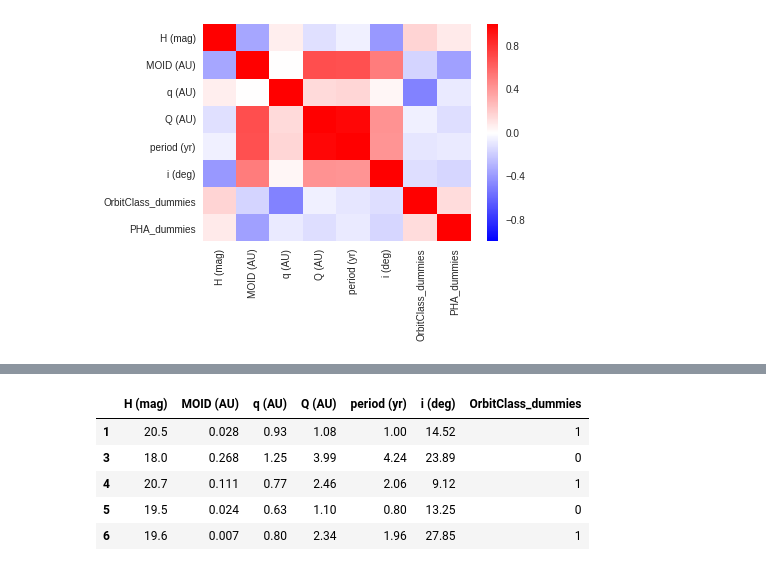
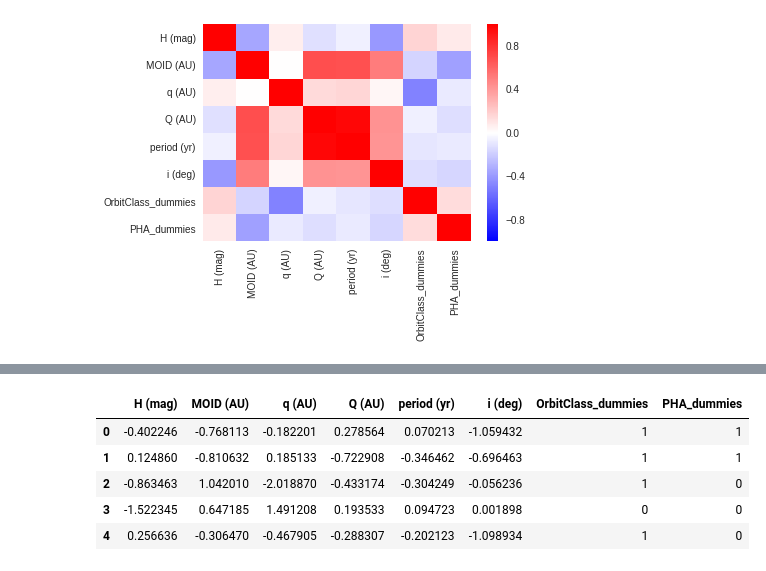
Before and after one commit to asaf-drizlikh/stat489project, a Jupyter notebook: logistic regression.ipynb, the cells around one changed output, grey strips where cells are left out. Saved outputs shown, nothing was run; the diff lists cells and outputs as text; code cells hidden in the pictures.

```diff
--- a/logistic regression.ipynb
+++ b/logistic regression.ipynb
@@ -104,13 +83,10 @@ training.head()
-# %%
-y=training["PHA_dummies"]
-x=training.iloc[:,[2,3,4,5,6,7,10]]
-#x=train[:,"Designation":"PHA"]
-#x=train["Designation","Discovery Date YYYY-MM-DD","H (mag)"]
-x.head()
-# %% [output]
-|  | H (mag) | MOID (AU) | q (AU) | Q (AU) | period (yr) | i (deg) | OrbitClass_dummies |
-| 1 | 20.5 | 0.028 | 0.93 | 1.08 | 1.00 | 14.52 | 1 |
-| 3 | 18.0 | 0.268 | 1.25 | 3.99 | 4.24 | 23.89 | 0 |
-| 4 | 20.7 | 0.111 | 0.77 | 2.46 | 2.06 | 9.12 | 1 |
-| 5 | 19.5 | 0.024 | 0.63 | 1.10 | 0.80 | 13.25 | 0 |
-| 6 | 19.6 | 0.007 | 0.80 | 2.34 | 1.96 | 27.85 | 1 |
+# %%
+data = data.drop(['Orbit Class','PHA'],1)
+data.head()
+# %% [output]
+|  | H (mag) | MOID (AU) | q (AU) | Q (AU) | period (yr) | i (deg) | OrbitClass_dummies | PHA_dummies |
+| 0 | -0.402246 | -0.768113 | -0.182201 | 0.278564 | 0.070213 | -1.059432 | 1 | 1 |
+| 1 | 0.124860 | -0.810632 | 0.185133 | -0.722908 | -0.346462 | -0.696463 | 1 | 1 |
+| 2 | -0.863463 | 1.042010 | -2.018870 | -0.433174 | -0.304249 | -0.056236 | 1 | 0 |
+| 3 | -1.522345 | 0.647185 | 1.491208 | 0.193533 | 0.094723 | 0.001898 | 0 | 0 |
+| 4 | 0.256636 | -0.306470 | -0.467905 | -0.288307 | -0.202123 | -1.098934 | 1 | 0 |
```
Also changed, not shown: parts of 29 cells of this notebook.
